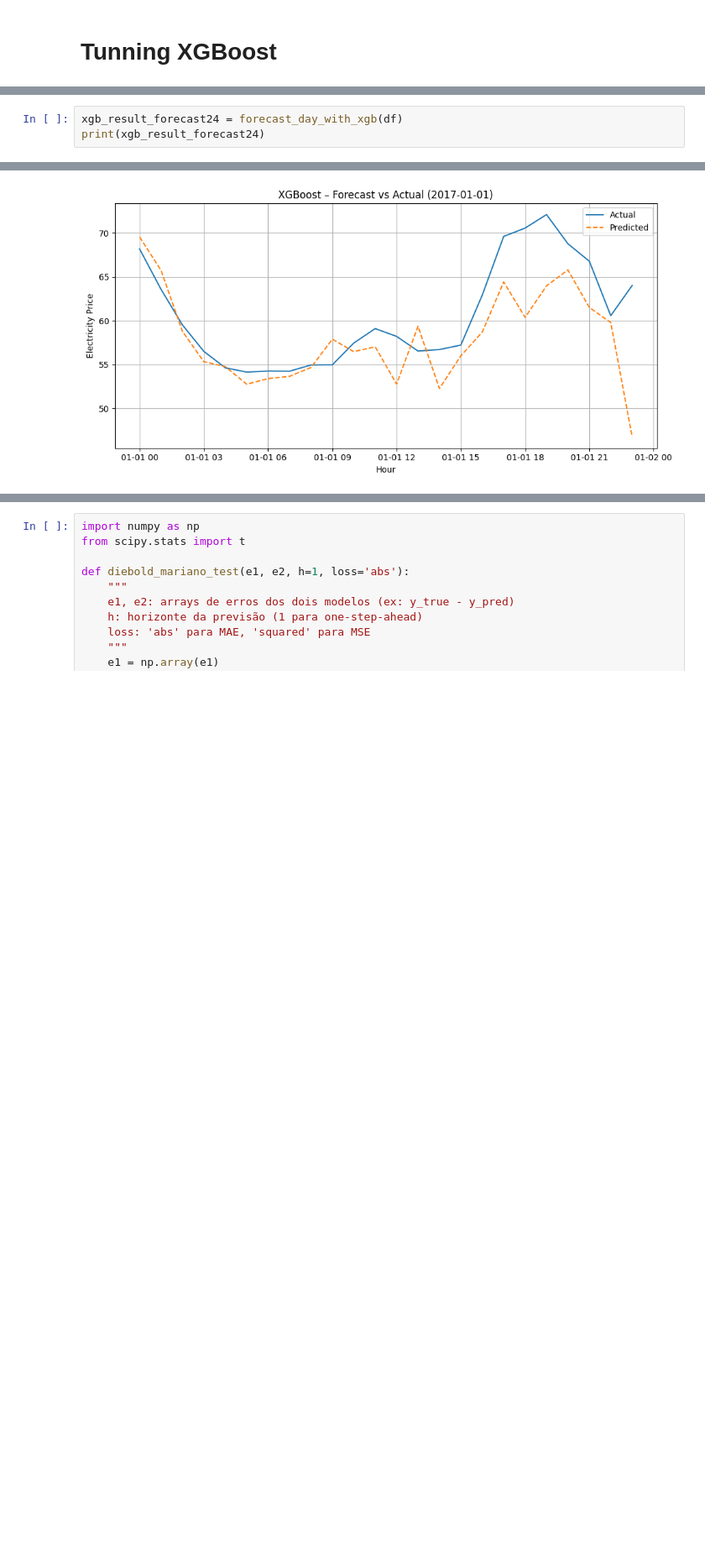
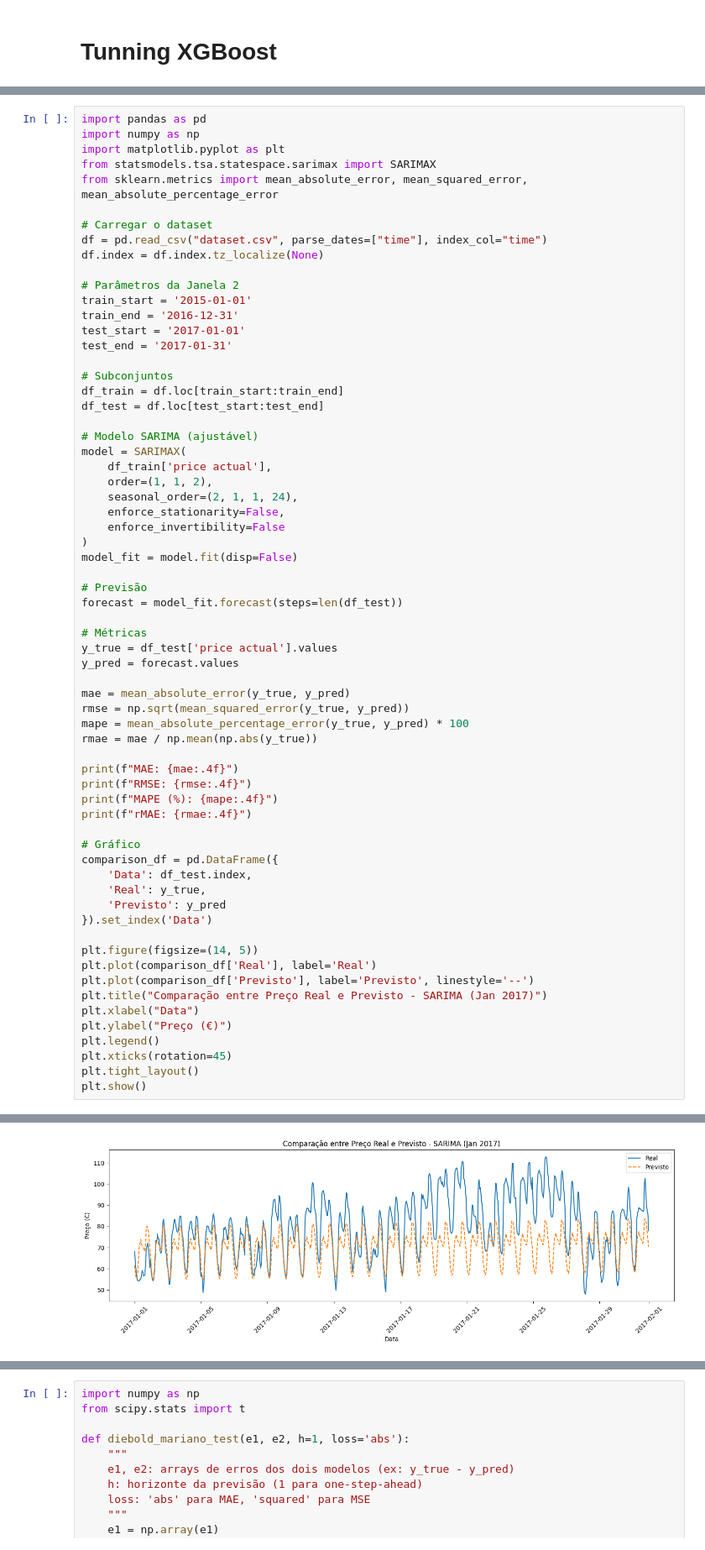
Before and after one commit to GoncaloPereira1201500/DIMEI, a Jupyter notebook: ModelsTrainingAndForecastingShortTerm.ipynb, the cells around one changed output, grey strips where cells are left out. Shown at 84% size. Drawn from its saved outputs; the diff is of its cells as text; blank space fills up the shorter version.

Commit message:
Updating Forecasting files

```diff
--- a/ModelsTrainingAndForecastingShortTerm.ipynb
+++ b/ModelsTrainingAndForecastingShortTerm.ipynb
@@ -1553,4 +1589,66 @@ def forecast_day_with_xgb(df, train_start='2016-01-01', train_end='2016-12-31',
 # %%
-xgb_result_forecast24 = forecast_day_with_xgb(df)
-print(xgb_result_forecast24)
+import pandas as pd
+import numpy as np
+import matplotlib.pyplot as plt
+from statsmodels.tsa.statespace.sarimax import SARIMAX
+from sklearn.metrics import mean_absolute_error, mean_squared_error, mean_absolute_percentage_error
+
+# Carregar o dataset
+df = pd.read_csv("dataset.csv", parse_dates=["time"], index_col="time")
+df.index = df.index.tz_localize(None)
+
+# Parâmetros da Janela 2
+train_start = '2015-01-01'
+train_end = '2016-12-31'
+test_start = '2017-01-01'
+test_end = '2017-01-31'
+
+# Subconjuntos
+df_train = df.loc[train_start:train_end]
+df_test = df.loc[test_start:test_end]
+
+# Modelo SARIMA (ajustável)
+model = SARIMAX(
+    df_train['price actual'],
+    order=(1, 1, 2),
+    seasonal_order=(2, 1, 1, 24),
+    enforce_stationarity=False,
+    enforce_invertibility=False
+)
+model_fit = model.fit(disp=False)
+
+# Previsão
+forecast = model_fit.forecast(steps=len(df_test))
+
+# Métricas
+y_true = df_test['price actual'].values
+y_pred = forecast.values
+
+mae = mean_absolute_error(y_true, y_pred)
+rmse = np.sqrt(mean_squared_error(y_true, y_pred))
+mape = mean_absolute_percentage_error(y_true, y_pred) * 100
+rmae = mae / np.mean(np.abs(y_true))
+
+print(f"MAE: {mae:.4f}")
+print(f"RMSE: {rmse:.4f}")
+print(f"MAPE (%): {mape:.4f}")
+print(f"rMAE: {rmae:.4f}")
+
+# Gráfico
+comparison_df = pd.DataFrame({
+    'Data': df_test.index,
+    'Real': y_true,
+    'Previsto': y_pred
+}).set_index('Data')
+
+plt.figure(figsize=(14, 5))
+plt.plot(comparison_df['Real'], label='Real')
+plt.plot(comparison_df['Previsto'], label='Previsto', linestyle='--')
+plt.title("Comparação entre Preço Real e Previsto - SARIMA (Jan 2017)")
+plt.xlabel("Data")
+plt.ylabel("Preço (€)")
+plt.legend()
+plt.xticks(rotation=45)
+plt.tight_layout()
+plt.show()
 # %% [output]
@@ -1557 +1659 @@ print(xgb_result_forecast24)
-[figure, old version]
+[figure, new version]
```
Also changed, not shown: parts of 32 cells of this notebook, 2 other files.
